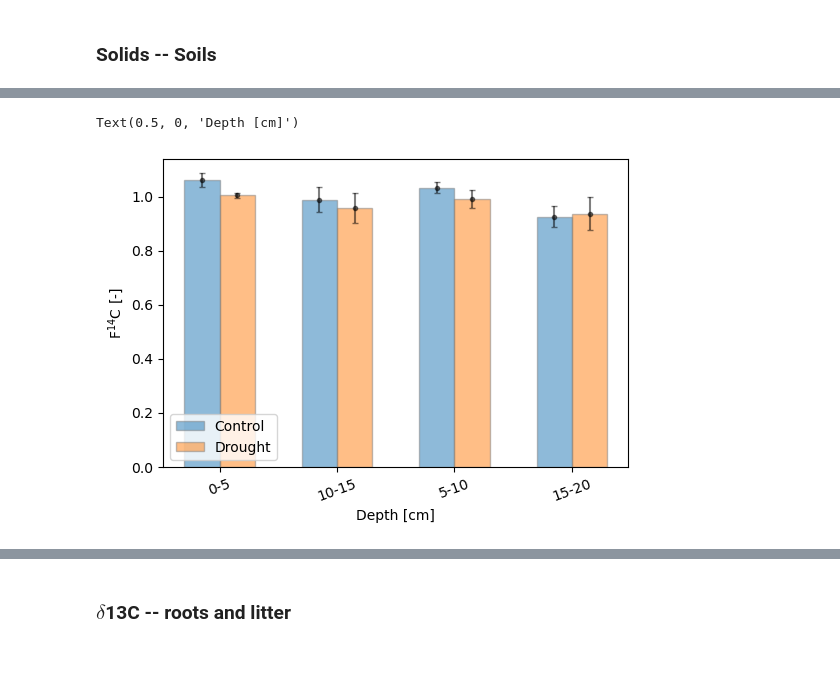
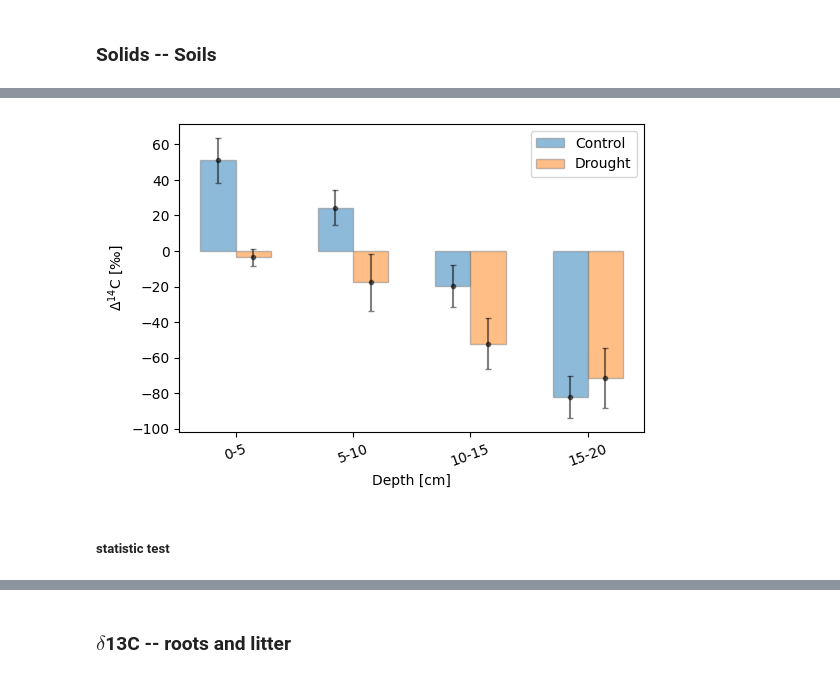
Before and after one commit to Emunozho/Model_Prades, a Jupyter notebook: Pre_analysis.ipynb, the cells around one changed output, grey strips where cells are left out. Drawn from its saved outputs; the diff is of its cells as text; code cells hidden in the pictures.

```diff
--- a/Pre_analysis.ipynb
+++ b/Pre_analysis.ipynb
@@ -514,3 +745,6 @@ dro.concentration.mean()
+# %%
+F14C_at=0.9975615225273415
+D14C_at=fm_D14C(F14C_at,2024)
 # %%
 data=pd.read_excel('Data/LabResults/Soil_respiration_field.xlsx',header=30)
 data['datetime'] = pd.to_datetime(data['Collection_date'].dt.strftime('%Y-%m-%d') + data['Collection_time'].astype(str), format = '%Y-%m-%d%H:%M:%S')
@@ -670,22 +1120,30 @@ Text(0.5, 1.0, 'Drought')
 data=pd.read_excel('Data/LabResults/Soil_solids.xlsx',header=30)
 
 temp=re.compile("([a-zA-Z]+)([0-9]+)")
-plot=np.empty(len(data),dtype=int); depth=['']*len(data)
+plot=np.empty(len(data),dtype=int); depth=['']*len(data); treat=['']*len(data)
 for i in range(len(data)):
     b=data['Probe'][i].split('_')[1]
     plot[i]=temp.match(b).groups()[1]
     depth[i]=(data['Probe'][i].split('_')[-1]).split(' ')[-1]
+    if plot[i] in control: treat[i]='Control'
+    if plot[i] in drought: treat[i]='Drought'
 
-data['plot']=plot; data['depth']=depth
+data['plot']=plot; data['depth']=depth; data['treatment']=treat
 depths=data.depth.unique()
-
+w=depths[1]; depths[1]=depths[2]; depths[2]=w
+b=data[data.columns[4]]-D14C_at # substract D14C atmospheric
+data['D']=b
 con=data[data['plot'].isin(control)]
 dro=data[data['plot'].isin(drought)]
 # %%
+v='D'# F: F14C, D: D14C.
+
+if v=='F': vv=data.columns[2];tity='F$^{14}$C [-]'; x1=0.8; x2=1.10
+if v=='D': vv=data.columns[4];tity='$\Delta^{14}$C [‰]'; x1=-200; x2=80
+
 fig,axs=plt.subplots(1,2,figsize=[18,6])
 cmap=plt.cm.tab10
 colors=cmap(np.linspace(0,1,8))
-vv=data.columns[2]
 
 barWidth=0.20
 br1=np.arange(len(depths))
@@ -694,27 +1152,25 @@ br3=[x+barWidth for x in br2]
 br4=[x+barWidth for x in br3]
 br=[br1,br2,br3,br4]
 
-
 res1=np.zeros([4,len(depths)])*np.nan; std1=np.zeros([4,len(depths)])*np.nan
 res2=np.zeros([4,len(depths)])*np.nan; std2=np.zeros([4,len(depths)])*np.nan
 for i in range(4):
     for j in range(len(depths)):
         w=con[(con['plot']==control[i])&(con['depth']==depths[j])]
-        res1[i,j]=w[vv].mean();std1[i,j]=w[vv].std()
+        res1[i,j]=w[vv].mean();std1[i,j]=w[vv].std()/np.sqrt(len(w[~w[vv].isna()]))
         w=dro[(dro['plot']==drought[i])&(dro['depth']==depths[j])]
-        res2[i,j]=w[vv].mean();std2[i,j]=w[vv].std()
+        res2[i,j]=w[vv].mean();std2[i,j]=w[vv].std()/np.sqrt(len(w[~w[vv].isna()]))
 
 for i in range(len(depths)):
     axs[0].bar(br[i],res1[:,i],width=barWidth,edgecolor='grey',label=depths[i],color=colors[i],alpha=0.5)
     axs[0].errorbar(br[i],res1[:,i],std1[:,i],fmt='.',color='Black',alpha=0.5,capsize=2)
     axs[1].bar(br[i],res2[:,i],width=barWidth,edgecolor='grey',label=depths[i],color=colors[i],alpha=0.5)
     axs[1].errorbar(br[i],res2[:,i],std2[:,i],fmt='.',color='Black',alpha=0.5,capsize=2)
-axs[0].legend();axs[1].legend()
+
+for i in range(2):
+    axs[i].legend(); axs[i].set_ylabel(tity); axs[i].set_xlabel('Plot');axs[i].set_ylim(x1,x2)
+    if v=='F':axs[i].axhline(1,color='gray',linestyle='--'); axs[1].axhline(1,color='gray',linestyle='--')
 axs[0].set_xticks([r+barWidth*1.5 for r in range(len(control))],control)
 axs[1].set_xticks([r+barWidth*1.5 for r in range(len(drought))],drought)
-axs[0].set_ylabel('F$^{14}$C [-]');axs[1].set_ylabel('F$^{14}$C [-]')
-axs[0].set_xlabel('Plot'); axs[1].set_xlabel('Plot')
 axs[0].set_title('Control'); axs[1].set_title('Drought')
-axs[0].axhline(1,color='gray',linestyle='--'); axs[1].axhline(1,color='gray',linestyle='--')
-axs[0].set_ylim(0,1.1); axs[1].set_ylim(0,1.1)
 # %% [output]
@@ -723,26 +1179,33 @@ axs[0].set_ylim(0,1.1); axs[1].set_ylim(0,1.1)
 # %%
+v='D'# F: F14C, D: D14C.
+
+if v=='F': vv=data.columns[2];tity='F$^{14}$C [-]'
+if v=='D': vv=data.columns[4];tity='$\Delta^{14}$C [‰]'
+
 fig,axs=plt.subplots(figsize=[6,4])
 cmap=plt.cm.tab10
 colors=cmap(np.linspace(0,1,8))
 treat=['Control','Drought']
 
 barWidth=0.3
 br=np.arange(4)
 br2=[x+barWidth for x in br1]
 br=[br1,br2]
 
 res=np.zeros([2,len(depths)])*np.nan; std=np.zeros([2,len(depths)])*np.nan
 for j in range(len(depths)):
     w=con[con['depth']==depths[j]]
-    res[0,j]=w[vv].mean();std[0,j]=w[vv].std()
+    res[0,j]=w[vv].mean();std[0,j]=w[vv].std()/np.sqrt(len(w[~w[vv].isna()]))
     w=dro[dro['depth']==depths[j]]
-    res[1,j]=w[vv].mean();std[1,j]=w[vv].std()
+    res[1,j]=w[vv].mean();std[1,j]=w[vv].std()/np.sqrt(len(w[~w[vv].isna()]))
 for i in range(2):
     plt.bar(br[i],res[i,:],width=barWidth,edgecolor='grey',label=treat[i],color=colors[i],alpha=0.5)
     plt.errorbar(br[i],res[i,:],std[i,:],fmt='.',color='Black',alpha=0.5,capsize=2)
 plt.legend()
 plt.xticks([r+barWidth/2 for r in range(len(depths))],depths,rotation=20)
-plt.ylabel('F$^{14}$C [-]');plt.xlabel('Depth [cm]')
+plt.ylabel(tity);plt.xlabel('Depth [cm]')
+if v=='F':plt.axhline(1,color='gray',linestyle='--')
 # %% [output]
-Text(0.5, 0, 'Depth [cm]')
-[figure, old version]
+[figure, new version]
+# %% [markdown]
+##### statistic test
```
Also changed, not shown: parts of 48 cells of this notebook, 30 other files.
